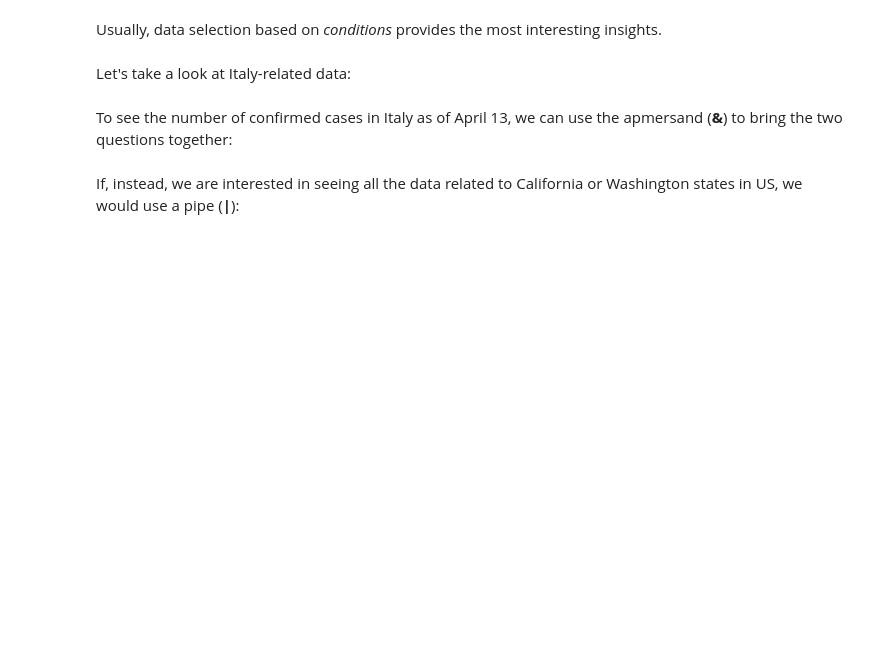
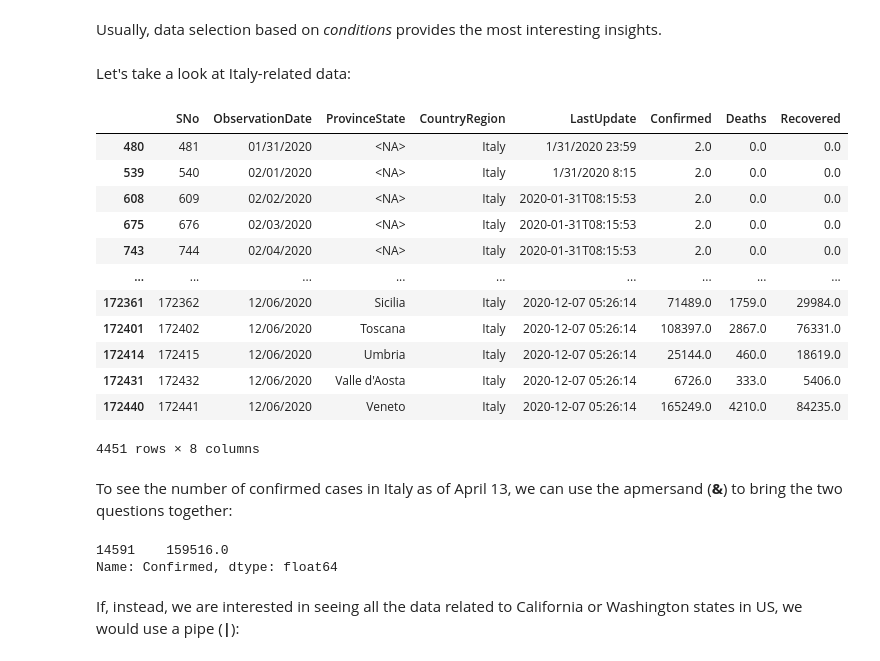
Before and after one commit to ZacharySBrown/dapt-615, a Jupyter notebook: modules/0_acc_dist_python/cudf_analysis.ipynb, the cells around one changed output. Saved outputs shown, nothing was run; the diff lists cells and outputs as text; code cells hidden in the pictures; blank space fills up the shorter version.

```diff
--- a/modules/0_acc_dist_python/cudf_analysis.ipynb
+++ b/modules/0_acc_dist_python/cudf_analysis.ipynb
@@ -277,12 +279,29 @@ Usually, data selection based on *conditions* provides the most interesting insi
 Let's take a look at Italy-related data:
 # %%
 #Select 'Italy' Country/Region data:
-covid[covid['Country/Region'] == 'Italy']
+covid[covid['CountryRegion'] == 'Italy']
+# %% [output]
+|  | SNo | ObservationDate | ProvinceState | CountryRegion | LastUpdate | Confirmed | Deaths | Recovered |
+| 480 | 481 | 01/31/2020 | <NA> | Italy | 1/31/2020 23:59 | 2.0 | 0.0 | 0.0 |
+| 539 | 540 | 02/01/2020 | <NA> | Italy | 1/31/2020 8:15 | 2.0 | 0.0 | 0.0 |
+| 608 | 609 | 02/02/2020 | <NA> | Italy | 2020-01-31T08:15:53 | 2.0 | 0.0 | 0.0 |
+| 675 | 676 | 02/03/2020 | <NA> | Italy | 2020-01-31T08:15:53 | 2.0 | 0.0 | 0.0 |
+| 743 | 744 | 02/04/2020 | <NA> | Italy | 2020-01-31T08:15:53 | 2.0 | 0.0 | 0.0 |
+| ... | ... | ... | ... | ... | ... | ... | ... | ... |
+| 172361 | 172362 | 12/06/2020 | Sicilia | Italy | 2020-12-07 05:26:14 | 71489.0 | 1759.0 | 29984.0 |
+| 172401 | 172402 | 12/06/2020 | Toscana | Italy | 2020-12-07 05:26:14 | 108397.0 | 2867.0 | 76331.0 |
+| 172414 | 172415 | 12/06/2020 | Umbria | Italy | 2020-12-07 05:26:14 | 25144.0 | 460.0 | 18619.0 |
+| 172431 | 172432 | 12/06/2020 | Valle d'Aosta | Italy | 2020-12-07 05:26:14 | 6726.0 | 333.0 | 5406.0 |
+| 172440 | 172441 | 12/06/2020 | Veneto | Italy | 2020-12-07 05:26:14 | 165249.0 | 4210.0 | 84235.0 |
+4451 rows × 8 columns
 # %% [markdown]
 To see the number of confirmed cases in Italy as of April 13, we can use the apmersand (**&**) to bring the two questions together:
 # %%
 #Confirmed cases in Italy as of April 13, 2020:
-covid[(covid['Country/Region'] == 'Italy') & (covid['ObservationDate'] == '04/13/2020')].Confirmed
+covid[(covid['CountryRegion'] == 'Italy') & (covid['ObservationDate'] == '04/13/2020')].Confirmed
+# %% [output]
+14591    159516.0
+Name: Confirmed, dtype: float64
 # %% [markdown]
 If, instead, we are interested in seeing all the data related to California or Washington states in US, we would use a pipe (**|**):
 # %%
```
Also changed, not shown: parts of 46 cells of this notebook.
